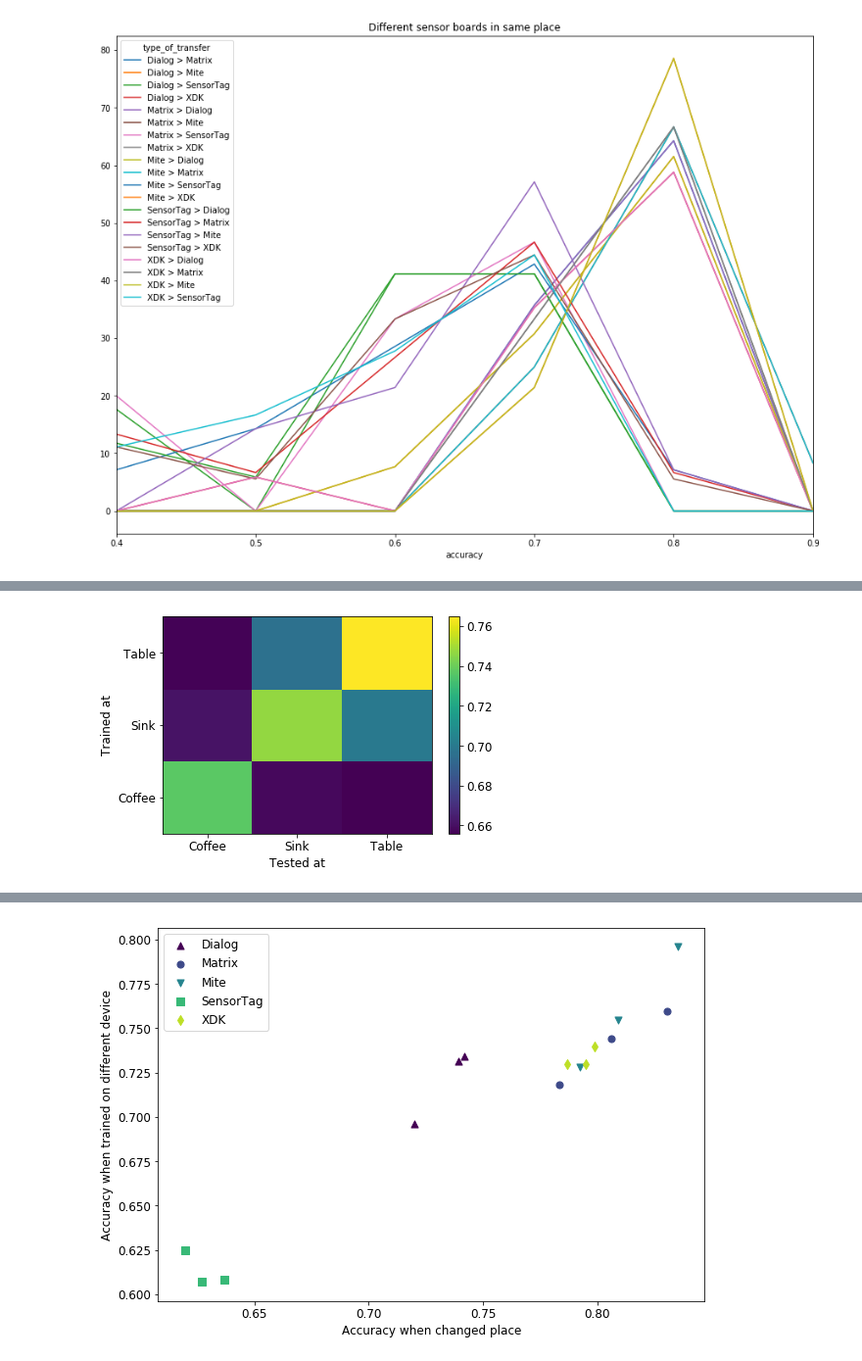
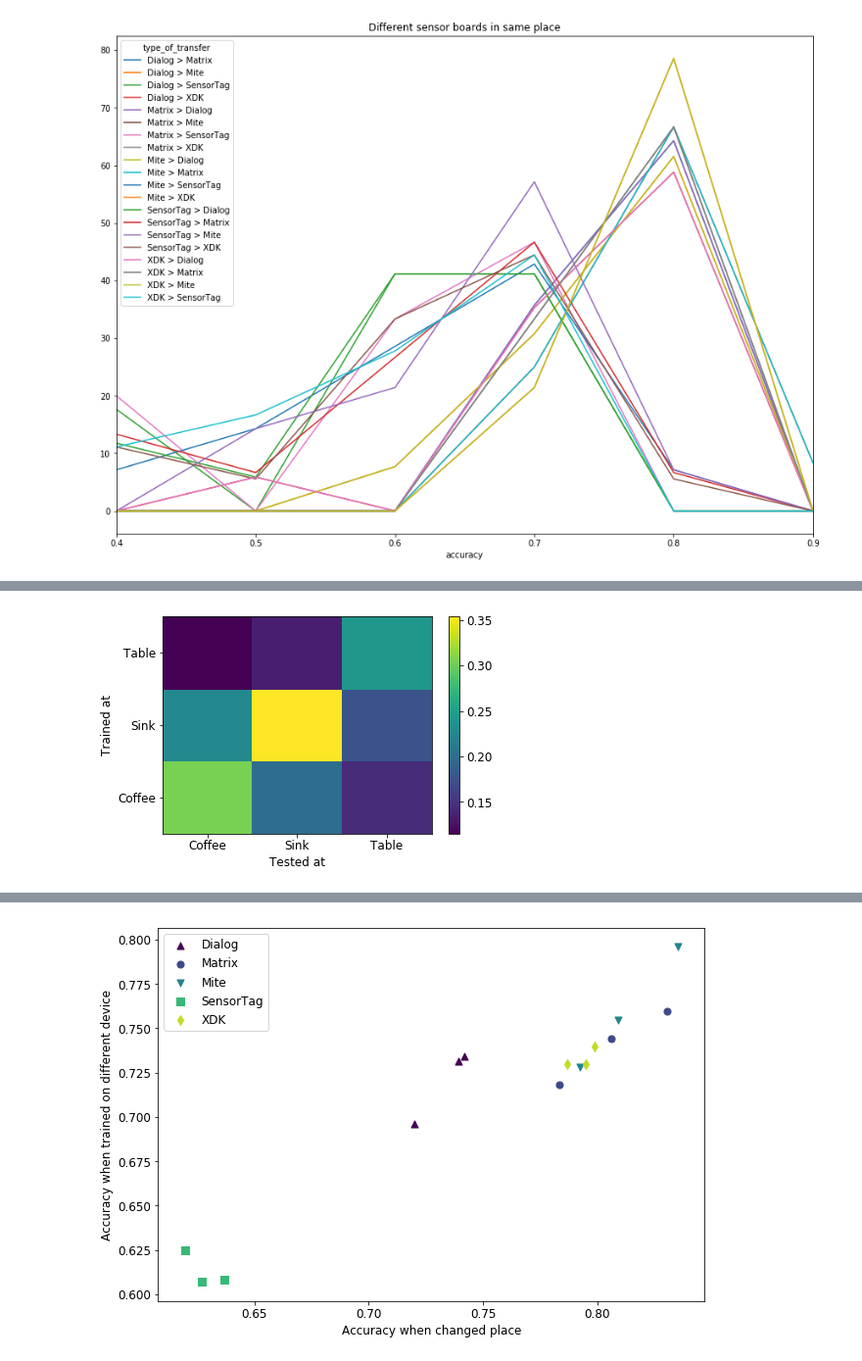
Before and after one commit to matus-tomlein/transfer-learning-playground, a Jupyter notebook: notebooks/visulize-transfer-results.ipynb, the cells around one changed output, grey strips where cells are left out. Shown at 98% size. Saved outputs shown, nothing was run; the diff lists cells and outputs as text; code cells hidden in the pictures.

```diff
--- a/notebooks/visulize-transfer-results.ipynb
+++ b/notebooks/visulize-transfer-results.ipynb
@@ -242,36 +241,36 @@ df = pd.read_sql_query("""
 
       WHERE
       activities = '11 activities' AND
-      features = 'Accel & magnet IMQ' AND
+      features = 'Mic' AND
       accuracy_without_fs_without_is > 0 AND
       source_room = target_room AND
       source_room = 'Synergy' AND
       source_device = target_device AND
       source_location IN ('Sink', 'Microwave', 'Coffee', 'Table') AND
       NOT easy_domain_adaptation AND
       target_training_data = 0.0 AND
       source_training_data = 0.6
     ) t
 
     GROUP BY "Trained at", "Tested at"
     ORDER BY "Trained at", "Tested at"
     """, con=engine)
 df = df.pivot(index='Tested at', columns='Trained at', values='accuracy')
 # df = df.fillna(value=0)
 
 plt.rcParams["figure.figsize"] = (6, 4)
 pcolor = plt.pcolor(df)
 plt.yticks(np.arange(0.5, len(df.index), 1), df.index)
 plt.xticks(np.arange(0.5, len(df.columns), 1), df.columns)
 plt.xlabel('Tested at')
 plt.ylabel('Trained at')
 plt.colorbar(pcolor)
 
 plt.rc('font', size=12)
 plt.tight_layout()
 plt.savefig('plots/placement_transfer_heatmap.pdf')
 # %% [output]
-[figure, old version]
+[figure, new version]
 # %%
 df = pd.read_sql_query("""
     SELECT
```
Also changed, not shown: parts of 6 cells of this notebook, 25 other files.
